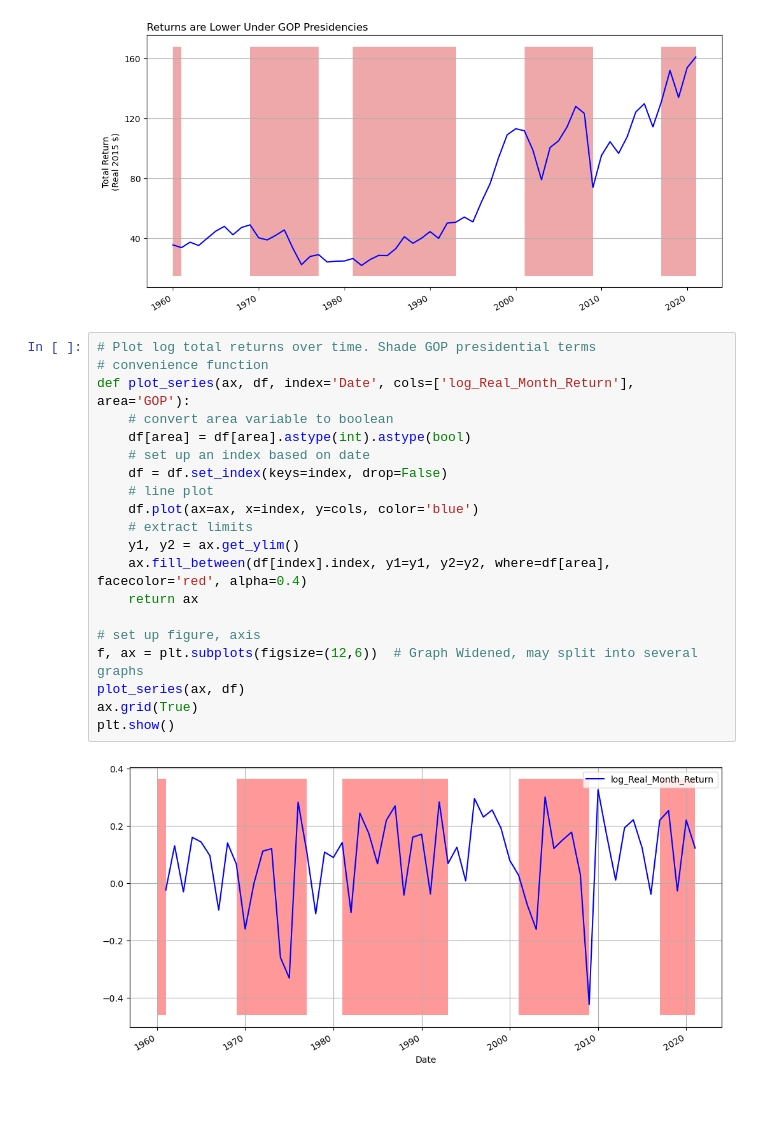
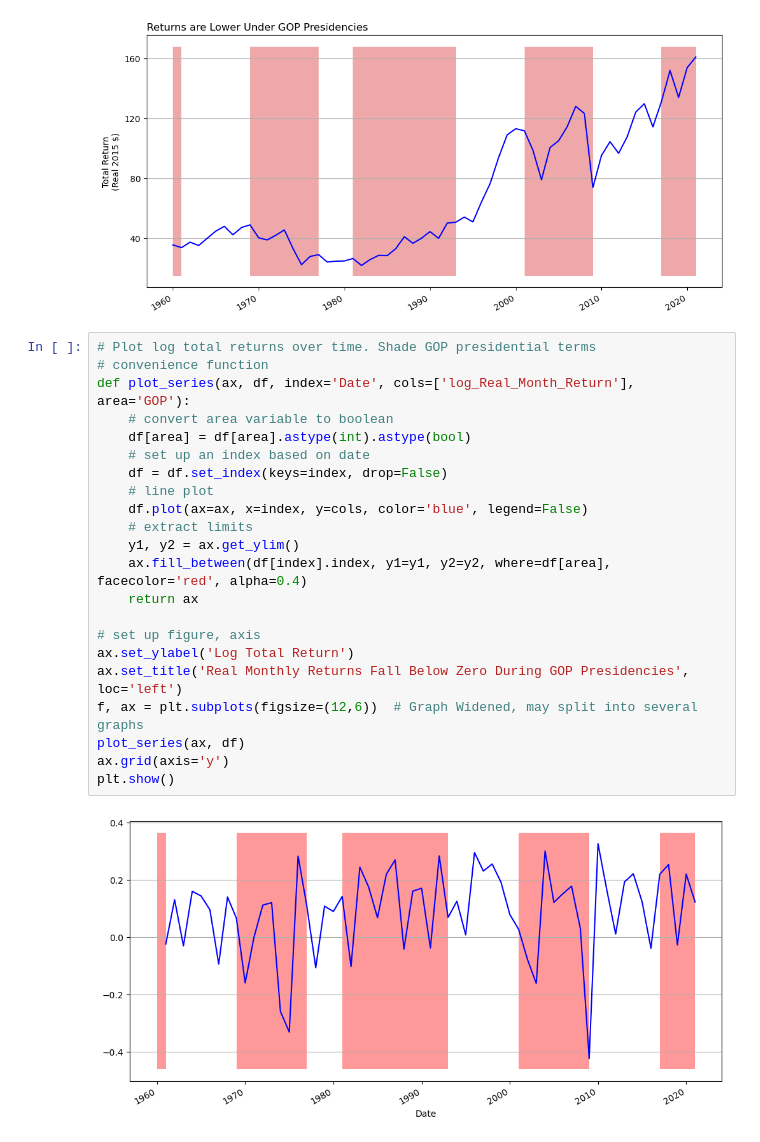
Before and after one commit to marcill1/as.180.369, a Jupyter notebook: contrib/camriddell/ZahnMVStockReturns.ipynb, the cells around one changed output. Drawn from its saved outputs; the diff is of its cells as text; blank space fills up the shorter version.

```diff
--- a/contrib/camriddell/ZahnMVStockReturns.ipynb
+++ b/contrib/camriddell/ZahnMVStockReturns.ipynb
@@ -184,25 +191,27 @@ ax.set_yticks([40, 80, 120, 160])
 # %%
 # Plot log total returns over time. Shade GOP presidential terms
 # convenience function
 def plot_series(ax, df, index='Date', cols=['log_Real_Month_Return'], area='GOP'):
     # convert area variable to boolean
     df[area] = df[area].astype(int).astype(bool)
     # set up an index based on date
     df = df.set_index(keys=index, drop=False)
     # line plot
-    df.plot(ax=ax, x=index, y=cols, color='blue')
+    df.plot(ax=ax, x=index, y=cols, color='blue', legend=False)
     # extract limits
     y1, y2 = ax.get_ylim()
     ax.fill_between(df[index].index, y1=y1, y2=y2, where=df[area], facecolor='red', alpha=0.4)
     return ax
 
 # set up figure, axis
+ax.set_ylabel('Log Total Return')
+ax.set_title('Real Monthly Returns Fall Below Zero During GOP Presidencies', loc='left')
 f, ax = plt.subplots(figsize=(12,6))  # Graph Widened, may split into several graphs
 plot_series(ax, df)
-ax.grid(True)
+ax.grid(axis='y')
 plt.show()
 # %% [output]
-[figure, old version]
+[figure, new version]
 # %%
 # Run OLS regression of Monthly earnings onto GOP president flag
 # Outcome real earnings next period. GOP president is pre-determined.
```
Also changed, not shown: parts of 2 cells of this notebook.
